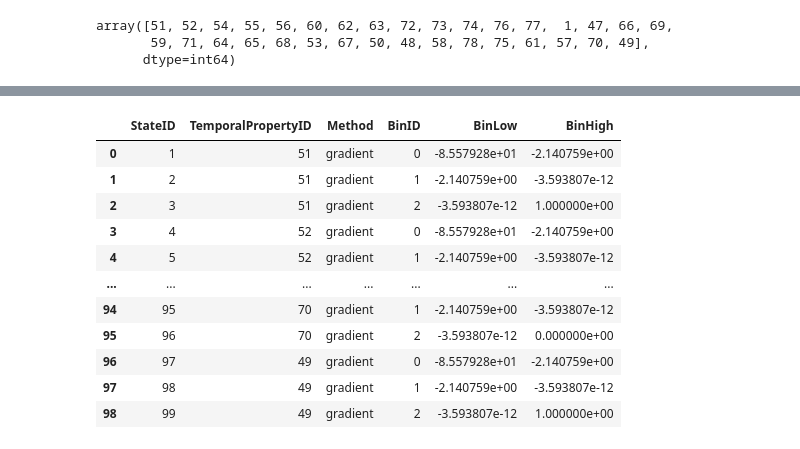
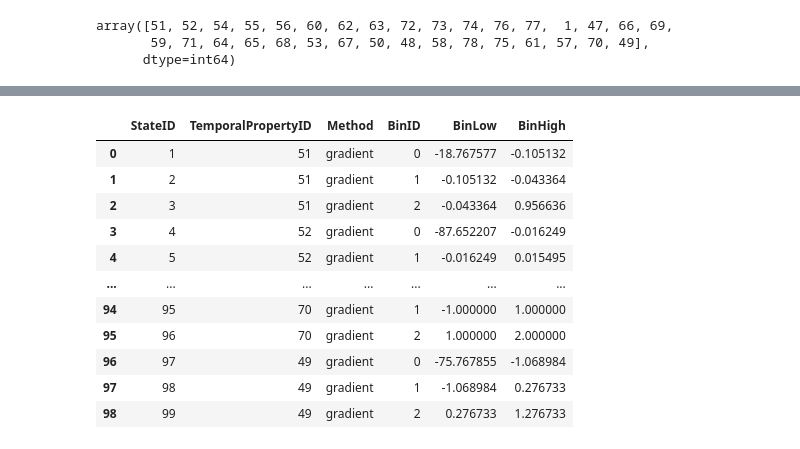
Before and after one commit to RavidRo/FallsData, a Jupyter notebook: gradient_abstraction.ipynb, the cells around one changed output, grey strips where cells are left out. Cells and saved outputs as stored; diff of their text form; code cells hidden in the pictures.

```diff
--- a/gradient_abstraction.ipynb
+++ b/gradient_abstraction.ipynb
@@ -105,7 +105,7 @@ properties_time_values
   1: 70.5,
   48: 55.0,
 # %%
-trend_size = 3
+trend_size = 7
 property_trends = {}
 for property in properties_time_values.keys():
     trends = []
@@ -124,4 +124,4 @@ for property in properties_time_values.keys():
             b_1 = ss_xy / ss_xx
             trends.append(np.degrees(np.arctan(b_1)))
     property_trends[property] = trends
-property_trends
+# property_trends
@@ -180,19 +131,49 @@ bin_id_counter = 0
 state_counter = 1
 for property in property_trends:
     n = len(property_trends[property])
-    sorted_trends = sorted(property_trends[property])
-    decreasing_prop = int(0.45 * n)
-    increasing_prop = int(0.45 * n)
-    # decreasing_trends = sorted_trends[:decreasing_prop]
-    increasing_trends = sorted_trends[-increasing_prop:]
-    # stable_trends = sorted_trends[decreasing_prop:-increasing_prop]
-
-    bin_low_stable = min(stable_trends)
-    bin_high_stable = max(stable_trends)
-    bin_high_decreasing = bin_low_stable
-    bin_low_decreasing = min(min(decreasing_trends), bin_high_decreasing - 1)
-    bin_low_increasing = bin_high_stable
-    bin_high_increasing = min(max(increasing_trends), bin_low_increasing + 1)
+    print(f"proprty: {property}, n: {n}")
+    if n == 0:
+        bin_low_stable = -1
+        bin_high_stable = 1
+        bin_high_decreasing = bin_low_stable
+        bin_low_decreasing = bin_high_decreasing - 1
+        bin_low_increasing = bin_high_stable
+        bin_high_increasing = bin_low_increasing + 1
+    elif n == 1:
+        bin_low_stable = property_trends[property][0]
+        bin_high_stable = bin_low_stable + 1
+        bin_high_decreasing = bin_low_stable
+        bin_low_decreasing = bin_high_decreasing - 1
+        bin_low_increasing = bin_high_stable
+        bin_high_increasing = bin_low_increasing + 1
+    elif n == 2:
+        bin_low_stable = min(property_trends[property])
+        bin_high_stable = bin_low_stable + 1
+        bin_high_decreasing = bin_low_stable
+        bin_low_decreasing = bin_high_decreasing - 1
+        bin_low_increasing = max(property_trends[property])
+        bin_high_increasing = bin_low_increasing + 1
+    elif n == 3:
+        sorted_trends = sorted(property_trends[property])
+        bin_low_stable = sorted_trends[1]
+        bin_high_stable = min(bin_low_stable + 1, sorted_trends[2])
+        bin_low_decreasing = sorted_trends[0]
+        bin_high_decreasing = min(bin_low_stable, bin_low_decreasing + 1)
+        bin_low_increasing = max(bin_high_increasing - 1, bin_high_stable)
+        bin_high_increasing = sorted_trends[2]
+    else:
+        sorted_trends = sorted(property_trends[property])
+        decreasing_prop = int(0.45 * n)
+        increasing_prop = int(0.45 * n)
+        decreasing_trends = sorted_trends[:decreasing_prop]
+        increasing_trends = sorted_trends[-increasing_prop:]
+        stable_trends = sorted_trends[decreasing_prop:-increasing_prop]
+        bin_low_stable = min(stable_trends)
+        bin_high_stable = max(stable_trends)
+        bin_high_decreasing = bin_low_stable
+        bin_low_decreasing = min(min(decreasing_trends), bin_high_decreasing - 1)
+        bin_low_increasing = bin_high_stable
+        bin_high_increasing = min(max(increasing_trends), bin_low_increasing + 1)
 
 
     dict = {'StateID': state_counter, 'TemporalPropertyID': property, 'Method': 'gradient', 'BinID': bin_id_counter % 3, 'BinLow': bin_low_decreasing, 'BinHigh': bin_high_decreasing}
@@ -217,12 +215,12 @@ gradient_file_df
 |  | StateID | TemporalPropertyID | Method | BinID | BinLow | BinHigh |
-| 0 | 1 | 51 | gradient | 0 | -8.557928e+01 | -2.140759e+00 |
-| 1 | 2 | 51 | gradient | 1 | -2.140759e+00 | -3.593807e-12 |
-| 2 | 3 | 51 | gradient | 2 | -3.593807e-12 | 1.000000e+00 |
-| 3 | 4 | 52 | gradient | 0 | -8.557928e+01 | -2.140759e+00 |
-| 4 | 5 | 52 | gradient | 1 | -2.140759e+00 | -3.593807e-12 |
+| 0 | 1 | 51 | gradient | 0 | -18.767577 | -0.105132 |
+| 1 | 2 | 51 | gradient | 1 | -0.105132 | -0.043364 |
+| 2 | 3 | 51 | gradient | 2 | -0.043364 | 0.956636 |
+| 3 | 4 | 52 | gradient | 0 | -87.652207 | -0.016249 |
+| 4 | 5 | 52 | gradient | 1 | -0.016249 | 0.015495 |
 | ... | ... | ... | ... | ... | ... | ... |
-| 94 | 95 | 70 | gradient | 1 | -2.140759e+00 | -3.593807e-12 |
-| 95 | 96 | 70 | gradient | 2 | -3.593807e-12 | 0.000000e+00 |
-| 96 | 97 | 49 | gradient | 0 | -8.557928e+01 | -2.140759e+00 |
-| 97 | 98 | 49 | gradient | 1 | -2.140759e+00 | -3.593807e-12 |
-| 98 | 99 | 49 | gradient | 2 | -3.593807e-12 | 1.000000e+00 |
+| 94 | 95 | 70 | gradient | 1 | -1.000000 | 1.000000 |
+| 95 | 96 | 70 | gradient | 2 | 1.000000 | 2.000000 |
+| 96 | 97 | 49 | gradient | 0 | -75.767855 | -1.068984 |
+| 97 | 98 | 49 | gradient | 1 | -1.068984 | 0.276733 |
+| 98 | 99 | 49 | gradient | 2 | 0.276733 | 1.276733 |
```
Also changed, not shown: parts of 3 cells of this notebook.
